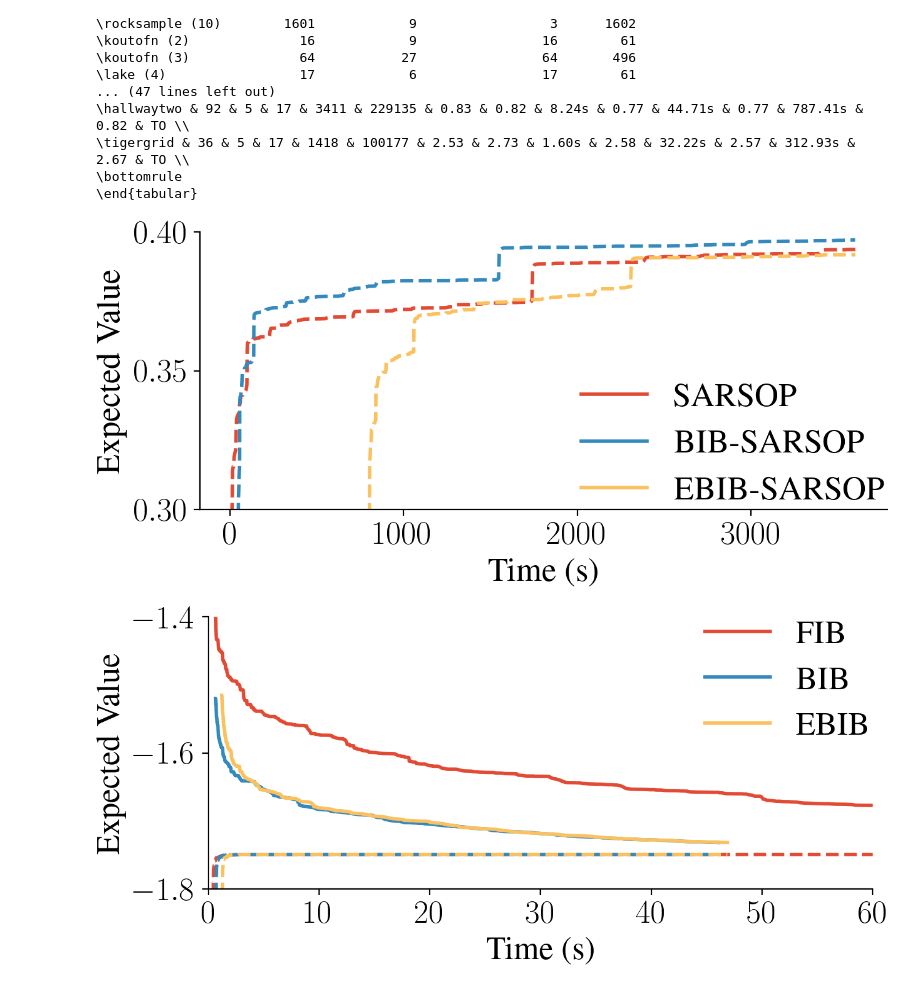
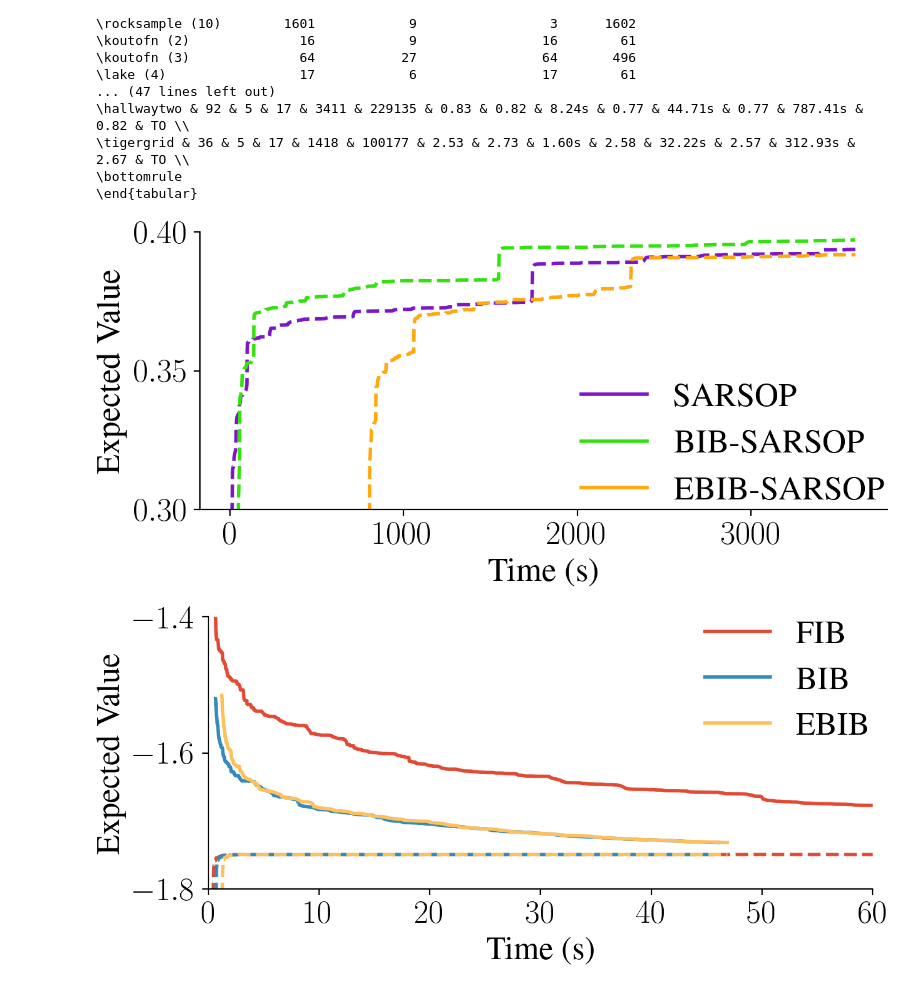
Before and after one commit to MKrale/Tighter_Informed_Bound, a Jupyter notebook: plotting_python.ipynb, the cells around one changed output. Saved outputs shown, nothing was run; the diff lists cells and outputs as text; code cells hidden in the pictures.

```diff
--- a/plotting_python.ipynb
+++ b/plotting_python.ipynb
@@ -492,29 +490,30 @@ print(dataframe.to_latex(column_format="l||rrrrr||r|rr|rr|rr|rr"))
 \bottomrule
 \end{tabular}
 # %%
-colours =  ['#E24A33', '#348ABD',  '#FBC15E', '#8EBA42', '#FFB5B8']
+# colours =  ['#E24A33', '#348ABD',  '#FBC15E', '#8EBA42', '#FFB5B8']
+colours = ["#7C16C6","#31E20C", "#FFA90D", "#F90D24",  "#FFF90D"]
 interesting = ["SparseHallway2"]
 
 
 ts, ubs, lbs, solvernames, envname = get_data_plot("SparseHallway2")
 
 for (i,label) in enumerate(solvernames):
     plt.plot(ts[i][1:],ubs[i][1:], label=label, color=colours[i], linestyle="-")
     plt.plot(ts[i][1:],lbs[i][1:], label=None, color=colours[i], linestyle="--")
     # x,y  = ts[i][-1], (ubs[i][-1] + lbs[i][-1])/2
     # plt.plot(x,y, marker="o", markersize=15, label=None, color=colours[i])
     # x,y  = ts[i][-1], lbs[i][-1]
     # plt.plot(x,y, marker="X", markersize=10, label=None, color=colours[i])
 
 plt.xlabel("Time (s)")
 plt.ylabel("Expected Value")
 
 plt.ylim(0.3, 0.4)
 # plt.xlim(0,1000)
 plt.legend()
 plt.show()
 # %% [output]
-[figure, old version]
+[figure, new version]
 # %%
 colours =  ['#E24A33', '#348ABD',  '#FBC15E', '#8EBA42', '#FFB5B8']
 filename = "Data/Figures/SarsopTest_K-out-of-N2.pdf"
```
Also changed, not shown: parts of 3 cells of this notebook, 5 other files.
